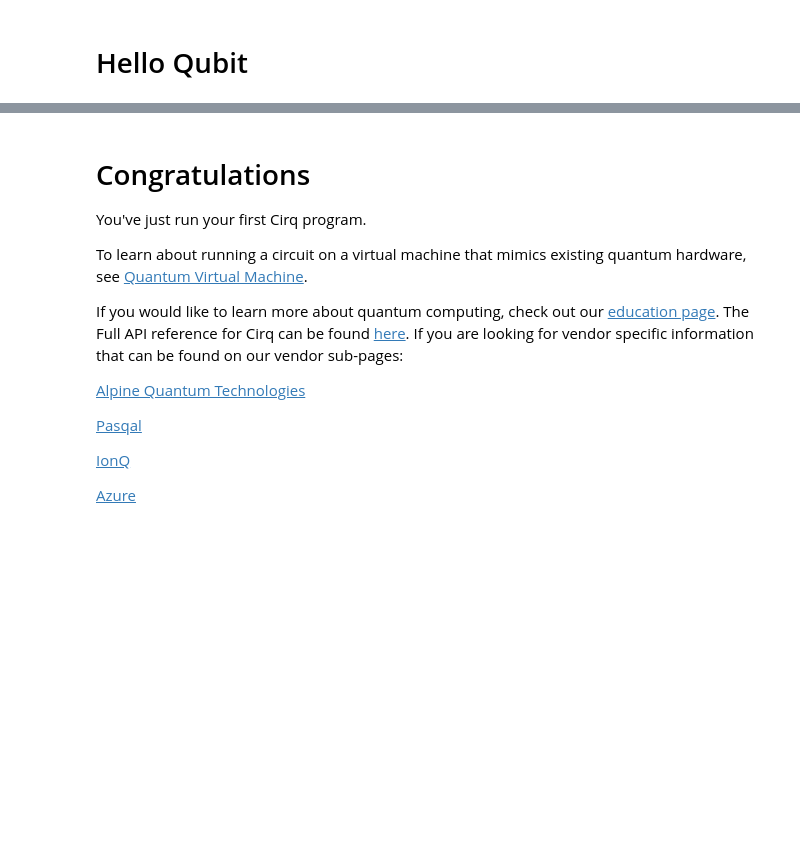
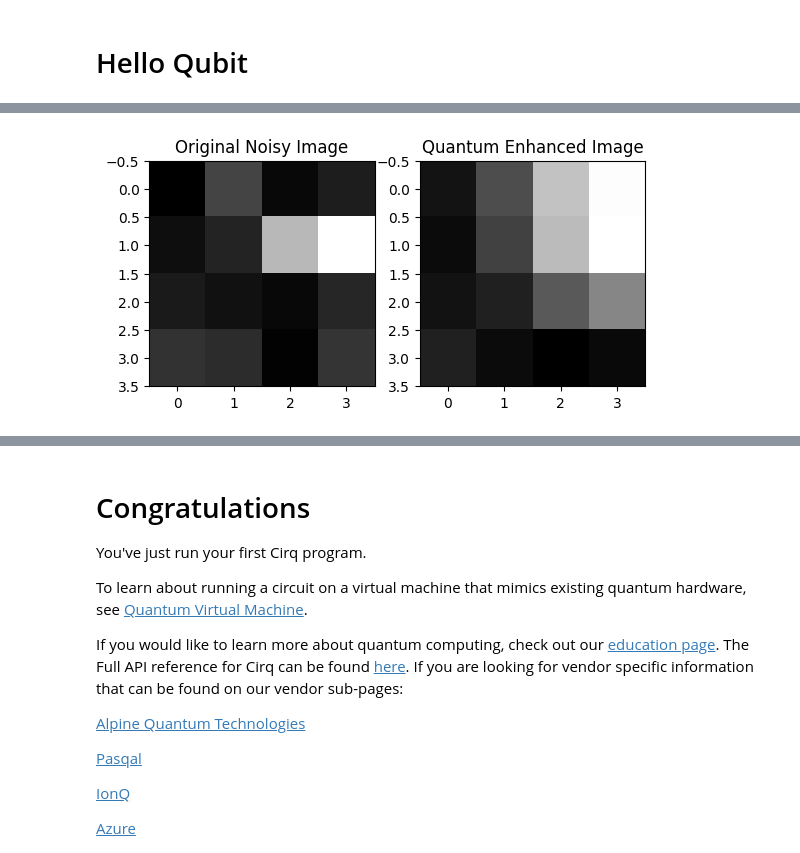
Before and after one commit to rishabh8898/time, a Jupyter notebook: docs/start/start.ipynb, the cells around one changed output, grey strips where cells are left out. Cells and saved outputs as stored; diff of their text form; code cells hidden in the pictures; blank space fills up the shorter version.

```diff
--- a/docs/start/start.ipynb
+++ b/docs/start/start.ipynb
@@ -66,0 +60,10 @@ m=10110011001000000010
+# %%
+import cirq
+qubit = cirq.GridQubit(0, 0)
+circuit = cirq.Circuit()
+circuit.append(cirq.H(qubit))
+circuit.append(cirq.measure(qubit))
+simulator = cirq.Simulator()
+result = simulator.run(circuit, repetitions=1000)
+print("Measurement result", result.histogram(key=qubit))
+print("\nQunatum Circuit\n", circuit)
@@ -66,0 +132,10 @@ m=10110011001000000010
+# %%
+qubits = [cirq.GridQubit(i, j) for i in range(2) for j in range(2)]
+def qunatum_model(qubits):
+  circuit = cirq.Circuit()
+  symbols = [sympy.Symbol(f'theta_{i}') for i in range(len(qubits))]
+  for qubit, symbol in zip(qubits, symbols):
+    circuit.append(cirq.ry(symbol)(qubit))
+  return circuit, symbols
+# %%
+circuit, symbols = qunatum_model(qubits)
@@ -66,0 +182,72 @@ m=10110011001000000010
+# %%
+import tensorflow as tf
+import tensorflow_quantum as tfq
+import cirq
+import numpy as np
+import sympy
+import cv2
+import matplotlib.pyplot as plt
+
+# Load and preprocess a noisy space image
+image_path = "outer-space-background.jpg"  # Replace with an actual image path
+
+# Check if the image file exists
+import os
+if not os.path.exists(image_path):
+    raise FileNotFoundError(f"Image file not found at: {image_path}")
+
+image = cv2.imread(image_path, cv2.IMREAD_GRAYSCALE)
+
+# Check if the image was loaded successfully
+if image is None:
+    raise ValueError(f"Could not load image from: {image_path}")
+
+image = cv2.resize(image, (4, 4)) / 255.0  # Normalize pixel values
+
+# Show the original noisy image
+plt.subplot(1, 2, 1)
+plt.imshow(image, cmap="gray")
+plt.title("Original Noisy Image")
+
+# Create quantum qubits for the 4x4 image
+qubits = [cirq.GridQubit(i, j) for i in range(4) for j in range(4)]
+
+# Define a variational quantum circuit
+def quantum_model(qubits):
+    circuit = cirq.Circuit()
+    symbols = [sympy.Symbol(f'theta_{i}') for i in range(len(qubits))]
+
+    for qubit, symbol in zip(qubits, symbols):
+        circuit.append(cirq.ry(symbol)(qubit))  # Apply learnable rotations
+
+    return circuit, symbols
+
+# Create the quantum circuit and parameters
+circuit, symbols = quantum_model(qubits)
+
+# Convert to a TensorFlow Quantum model
+q_layer = tfq.layers.PQC(circuit, cirq.Z(qubits[0]))
+model = tf.keras.Sequential([
+    tf.keras.layers.Input(shape=(), dtype=tf.string),
+    q_layer
+])
+
+# Train the model on noisy and clean images (classical optimization)
+X_train = tfq.convert_to_tensor([cirq.Circuit()])
+y_train = np.array([1])  # Example label for training
+
+model.compile(optimizer=tf.keras.optimizers.Adam(), loss='mse')
+model.fit(X_train, y_train, epochs=10)
+
+# Simulate quantum denoising (for now, just returning a slightly cleaned image)
+enhanced_image = cv2.GaussianBlur(image, (3, 3), 0)  # Placeholder for quantum processing
+
+# Show the enhanced image
+plt.subplot(1, 2, 2)
+plt.imshow(enhanced_image, cmap="gray")
+plt.title("Quantum Enhanced Image")
+
+plt.show()
+
+print("\nQuantum AI Training Completed! 🚀")
+# %% [output]
@@ -66,0 +274 @@ m=10110011001000000010
+[figure, added]
```
Also changed, not shown: parts of 18 cells of this notebook.
